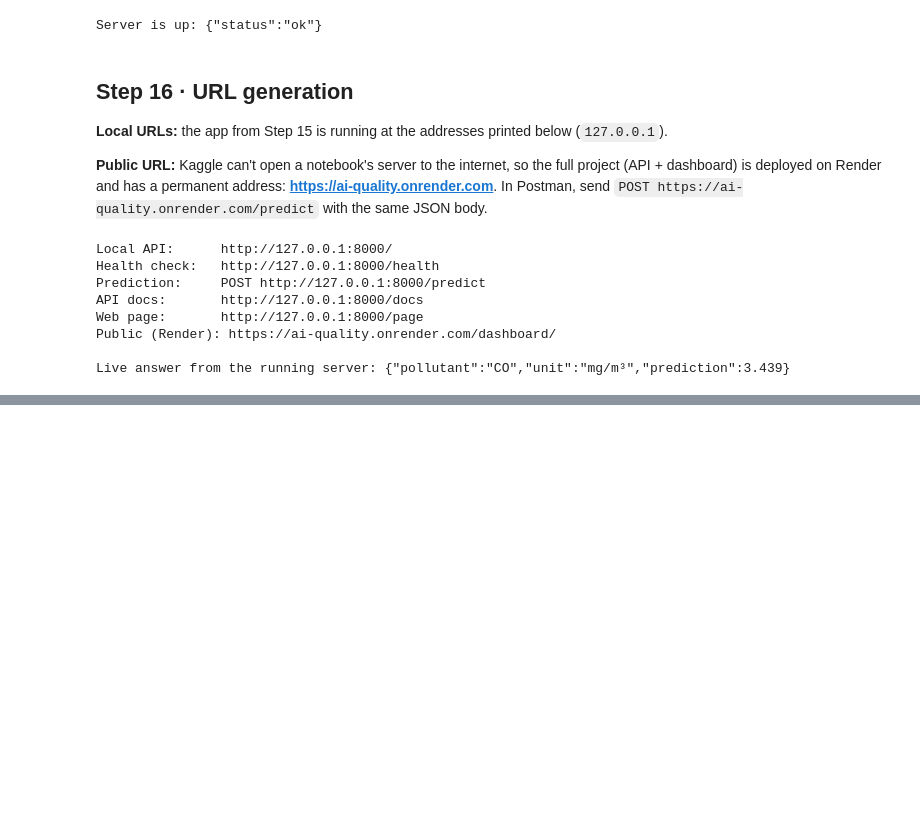
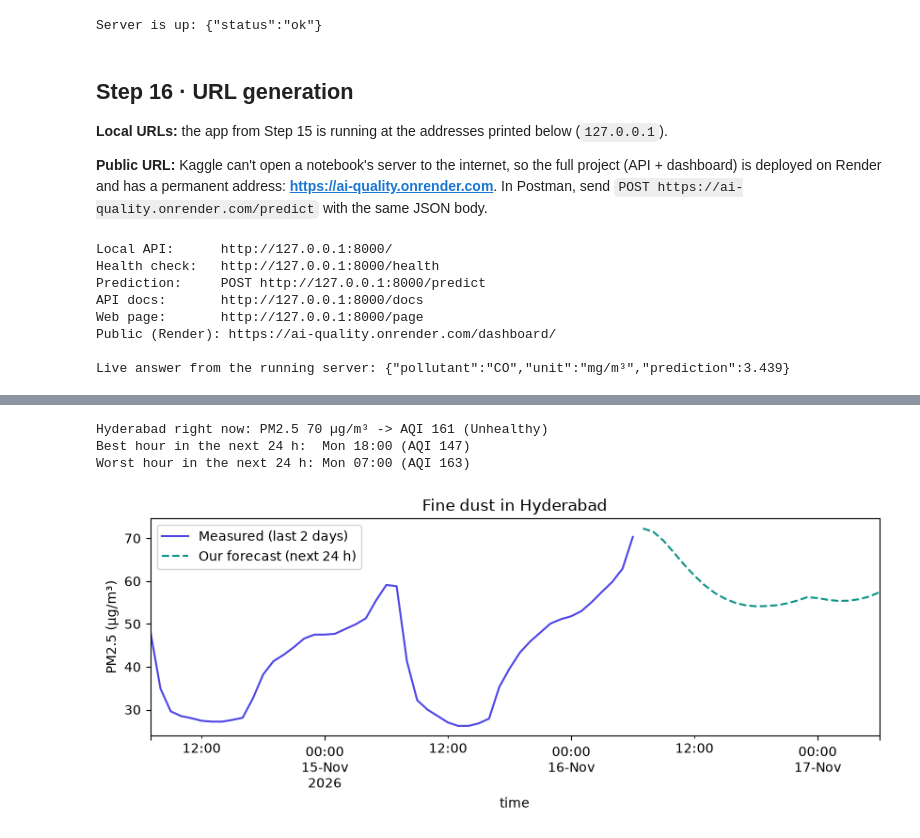
Before and after one commit to bonbonchandana/ai-quality, a Jupyter notebook: notebooks/air_quality_16_steps.ipynb, the cells around one changed output, grey strips where cells are left out. Cells and saved outputs as stored; diff of their text form; code cells hidden in the pictures; blank space fills up the shorter version.

Commit message:
Kaggle notebook: live air for any city step, run with outputs; 2-page project summary PDF

```diff
--- a/notebooks/air_quality_16_steps.ipynb
+++ b/notebooks/air_quality_16_steps.ipynb
@@ -680,0 +692,80 @@ server.terminate()   # stop the server when you are done
+# %%
+import urllib.parse
+
+CITY, LAT, LON = "Hyderabad", 17.385, 78.4867        # change these to try another place
+
+
+def get_json(url, params):
+    with urllib.request.urlopen(url + "?" + urllib.parse.urlencode(params), timeout=60) as r:
+        return json.loads(r.read().decode())
+
+
+# US EPA AQI for PM2.5 (2024 breakpoints)
+AQI_BANDS = [(0, 9, 0, 50, "Good"), (9.1, 35.4, 51, 100, "Moderate"), (35.5, 55.4, 101, 150, "Unhealthy for sensitive groups"),
+             (55.5, 125.4, 151, 200, "Unhealthy"), (125.5, 225.4, 201, 300, "Very unhealthy"), (225.5, 500.4, 301, 500, "Hazardous")]
+
+
+def aqi(pm):
+    for lo, hi, a_lo, a_hi, name in AQI_BANDS:
+        if pm <= hi:
+            return round(a_lo + (a_hi - a_lo) * (max(pm, lo) - lo) / (hi - lo)), name
+    return 500, "Hazardous"
+
+
+try:
+    common = {"latitude": LAT, "longitude": LON, "past_days": 92, "forecast_days": 2, "timezone": "auto"}
+    air = get_json("https://air-quality-api.open-meteo.com/v1/air-quality", {**common, "hourly": "pm2_5"})
+    met = get_json("https://api.open-meteo.com/v1/forecast",
+                   {**common, "hourly": "temperature_2m,relative_humidity_2m,surface_pressure,wind_speed_10m,precipitation"})
+except OSError:
+    air = None
+    print("No internet in this notebook. On Kaggle: Settings -> Internet -> On, then run this cell again.")
+
+if air:
+    city = pd.DataFrame(air["hourly"]).merge(pd.DataFrame(met["hourly"]), on="time")
+    city["time"] = pd.to_datetime(city["time"])
+    city = city.set_index("time").asfreq("h").rename(columns={
+        "temperature_2m": "temperature", "relative_humidity_2m": "relative_humidity", "surface_pressure": "pressure",
+        "wind_speed_10m": "wind_speed", "precipitation": "rain"})
+    now = pd.Timestamp.now(tz=met["timezone"]).tz_localize(None).floor("h")
+    pm = city["pm2_5"].loc[:now]
+
+    def city_features(t, series):
+        row = {"hour": t.hour, "weekday": t.day_of_week}
+        for k in (1, 2, 3, 24):
+            row[f"lag_{k}"] = series.get(t - pd.Timedelta(hours=k), np.nan)
+        for name in ("temperature", "relative_humidity", "pressure", "rain", "wind_speed"):
+            row[name] = city[name].get(t - pd.Timedelta(hours=1), np.nan)
+        return row
+
+    Xc = pd.DataFrame([city_features(t, pm) for t in pm.index], index=pm.index)
+    ok = pm.notna() & Xc["lag_1"].notna()
+    live_model = make_pipeline(LinearRegression()).fit(Xc[ok], (pm - Xc["lag_1"])[ok])
+
+    # forecast hour by hour, feeding each forecast back in as the next "last hour"
+    series, forecast = pm.dropna().copy(), []
+    for step in range(1, 25):
+        t = now + pd.Timedelta(hours=step)
+        x = pd.DataFrame([city_features(t, series)])[Xc.columns]
+        series[t] = max(0.0, float(predict_level(live_model, x)[0]))
+        forecast.append((t, series[t]))
+    forecast = pd.Series(dict(forecast))
+
+    a, name = aqi(pm.dropna().iloc[-1])
+    print(f"{CITY} right now: PM2.5 {pm.dropna().iloc[-1]:.0f} µg/m³ -> AQI {a} ({name})")
+    best, worst = forecast.idxmin(), forecast.idxmax()
+    print(f"Best hour in the next 24 h:  {best:%a %H:%M} (AQI {aqi(forecast[best])[0]})")
+    print(f"Worst hour in the next 24 h: {worst:%a %H:%M} (AQI {aqi(forecast[worst])[0]})")
+
+    fig, ax = plt.subplots(figsize=(10, 3))
+    pm.iloc[-48:].plot(ax=ax, label="Measured (last 2 days)", color="#4f46e5")
+    forecast.plot(ax=ax, label="Our forecast (next 24 h)", color="#0d9488", linestyle="--")
+    ax.set_ylabel("PM2.5 (µg/m³)")
+    ax.set_title(f"Fine dust in {CITY}")
+    ax.legend()
+    plt.show()
+# %% [output]
+Hyderabad right now: PM2.5 70 µg/m³ -> AQI 161 (Unhealthy)
+Best hour in the next 24 h:  Mon 18:00 (AQI 147)
+Worst hour in the next 24 h: Mon 07:00 (AQI 163)
+[figure, added]
```
Also changed, not shown: parts of 1 cell of this notebook, 1 other file.
